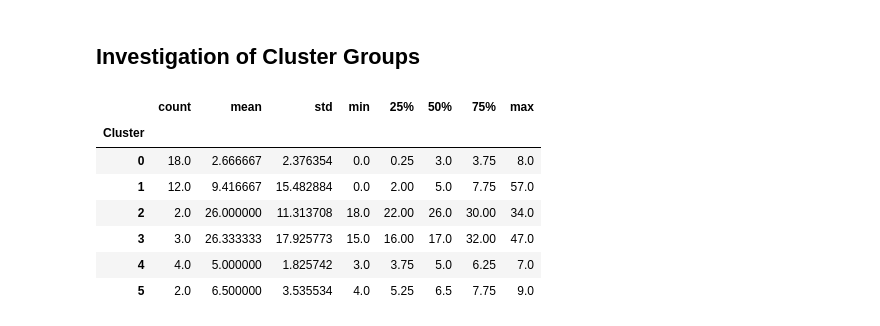
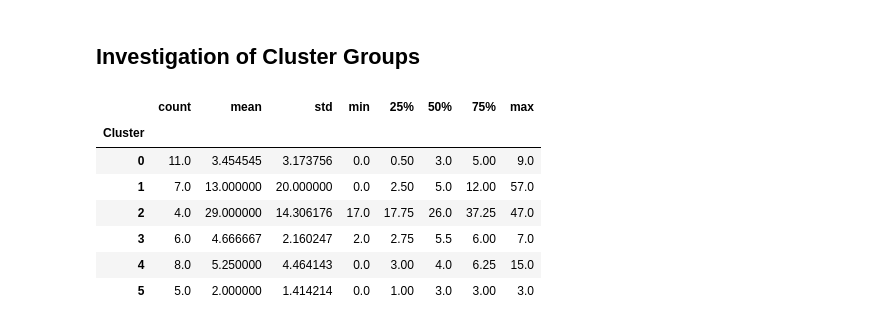
Before and after one commit to JenShumway/MADS_MilestoneII, a Jupyter notebook: modeling_unsupervised/Modeling-Clustering.ipynb, the cells around one changed output. Saved outputs shown, nothing was run; the diff lists cells and outputs as text; code cells hidden in the pictures.

```diff
--- a/modeling_unsupervised/Modeling-Clustering.ipynb
+++ b/modeling_unsupervised/Modeling-Clustering.ipynb
@@ -183,11 +181,11 @@ embeddings = umap.UMAP(
 # %%
 # Select number of clusters using "elbow" heuristic and distortion score
 
-k_range = range(3, 12)
+k_range = range(3, 11)
 kmeans = KMeans(n_init=100, random_state=42)
 visualizer = KElbowVisualizer(kmeans, k=k_range)
 
-visualizer.fit(X)
+visualizer.fit(embeddings)
 
 best_k = visualizer.elbow_value_
 visualizer.show()
@@ -235,6 +233,6 @@ plt.show()
 # %%
-# Override found k
-best_k = 5 if OECD else best_k
+# Override best k from Elbow Method
+best_k = 6 if not OECD else best_k
 # %%
 # Get scores of best k value
 kmeans = KMeans(n_clusters=best_k, n_init=100, random_state=42)
@@ -247,7 +245,7 @@ print_scores(embeddings, kmeans.labels_)
 # %%
 # Visualize the clusters on UMAP projection and world map
 kmeans = KMeans(n_clusters=best_k, n_init=100, random_state=42)
-kmeans.fit(X)
+kmeans.fit(embeddings)
 
 params["method"] = "K-Means"
 params["scale"] = None
@@ -280,15 +333,18 @@ viz_reduction(add_info_to_reduced(embeddings, df, agg.labels_), params) | world_
 # %% [markdown]
 ## Investigation of Cluster Groups
 # %%
+kmeans = KMeans(n_clusters=best_k, n_init=100, random_state=42)
+kmeans.fit(embeddings)
+
 # Investigating mean MMR for each cluster group
 df["Cluster"] = kmeans.labels_
 df.groupby("Cluster")[mm_ind].describe()
 # %% [output]
 |  | count | mean | std | min | 25% | 50% | 75% | max |
 | Cluster |  |  |  |  |  |  |  |  |
-| 0 | 18.0 | 2.666667 | 2.376354 | 0.0 | 0.25 | 3.0 | 3.75 | 8.0 |
-| 1 | 12.0 | 9.416667 | 15.482884 | 0.0 | 2.00 | 5.0 | 7.75 | 57.0 |
-| 2 | 2.0 | 26.000000 | 11.313708 | 18.0 | 22.00 | 26.0 | 30.00 | 34.0 |
-| 3 | 3.0 | 26.333333 | 17.925773 | 15.0 | 16.00 | 17.0 | 32.00 | 47.0 |
-| 4 | 4.0 | 5.000000 | 1.825742 | 3.0 | 3.75 | 5.0 | 6.25 | 7.0 |
-| 5 | 2.0 | 6.500000 | 3.535534 | 4.0 | 5.25 | 6.5 | 7.75 | 9.0 |
+| 0 | 11.0 | 3.454545 | 3.173756 | 0.0 | 0.50 | 3.0 | 5.00 | 9.0 |
+| 1 | 7.0 | 13.000000 | 20.000000 | 0.0 | 2.50 | 5.0 | 12.00 | 57.0 |
+| 2 | 4.0 | 29.000000 | 14.306176 | 17.0 | 17.75 | 26.0 | 37.25 | 47.0 |
+| 3 | 6.0 | 4.666667 | 2.160247 | 2.0 | 2.75 | 5.5 | 6.00 | 7.0 |
+| 4 | 8.0 | 5.250000 | 4.464143 | 0.0 | 3.00 | 4.0 | 6.25 | 15.0 |
+| 5 | 5.0 | 2.000000 | 1.414214 | 0.0 | 1.00 | 3.0 | 3.00 | 3.0 |
```
Also changed, not shown: parts of 8 cells of this notebook.
